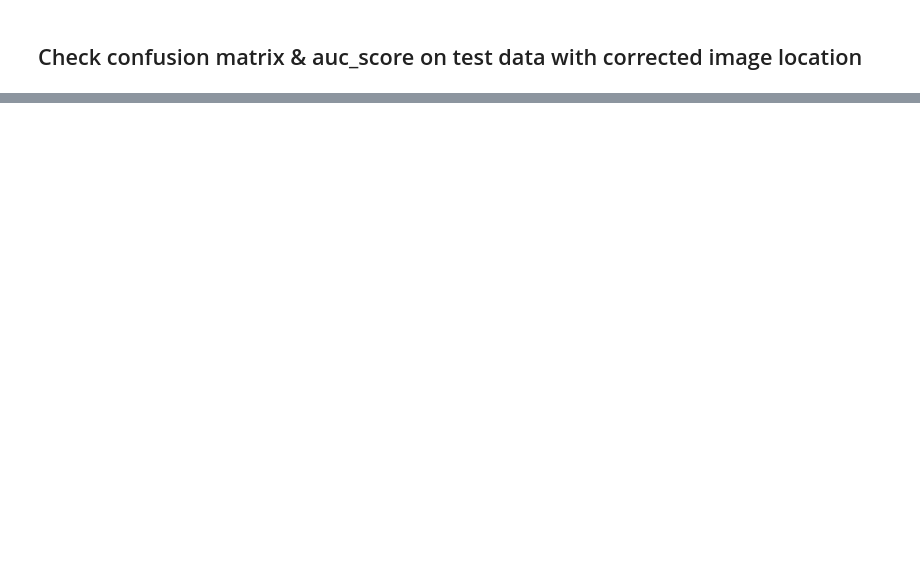
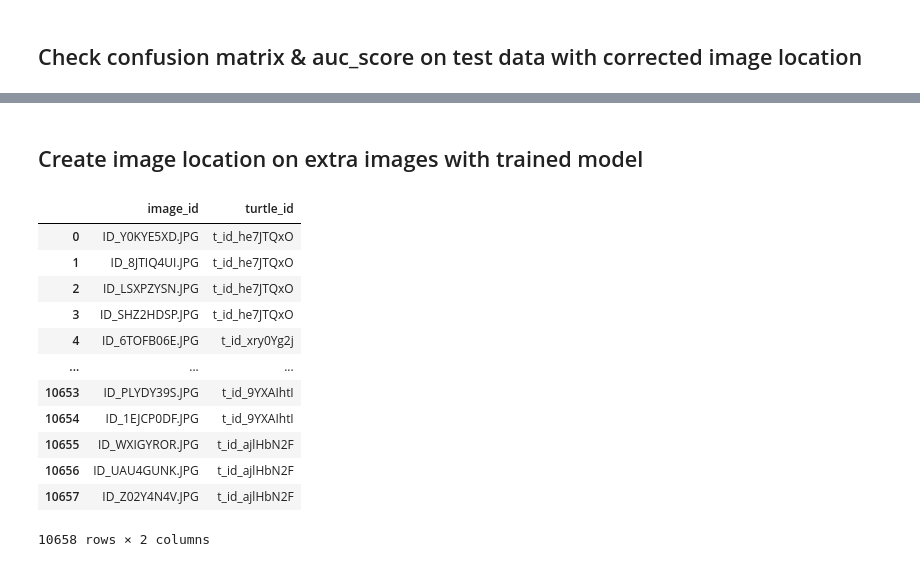
Before and after one commit to ttothea/Turtle-image-recognition-Zindi-challenge, a Jupyter notebook: notebooks/create_image_location.ipynb, the cells around one changed output, grey strips where cells are left out. Saved outputs shown, nothing was run; the diff lists cells and outputs as text; code cells hidden in the pictures; blank space fills up the shorter version.

```diff
--- a/notebooks/create_image_location.ipynb
+++ b/notebooks/create_image_location.ipynb
@@ -198,0 +270,2 @@ multiclass_roc_auc_score(test_generator.classes, y_preds)
+# %% [markdown]
+## Create image location on extra images with trained model
@@ -198,0 +275,16 @@ multiclass_roc_auc_score(test_generator.classes, y_preds)
+# %%
+extra
+# %% [output]
+|  | image_id | turtle_id |
+| 0 | ID_Y0KYE5XD.JPG | t_id_he7JTQxO |
+| 1 | ID_8JTIQ4UI.JPG | t_id_he7JTQxO |
+| 2 | ID_LSXPZYSN.JPG | t_id_he7JTQxO |
+| 3 | ID_SHZ2HDSP.JPG | t_id_he7JTQxO |
+| 4 | ID_6TOFB06E.JPG | t_id_xry0Yg2j |
+| ... | ... | ... |
+| 10653 | ID_PLYDY39S.JPG | t_id_9YXAIhtI |
+| 10654 | ID_1EJCP0DF.JPG | t_id_9YXAIhtI |
+| 10655 | ID_WXIGYROR.JPG | t_id_ajlHbN2F |
+| 10656 | ID_UAU4GUNK.JPG | t_id_ajlHbN2F |
+| 10657 | ID_Z02Y4N4V.JPG | t_id_ajlHbN2F |
+10658 rows × 2 columns
```
Also changed, not shown: parts of 18 cells of this notebook.
